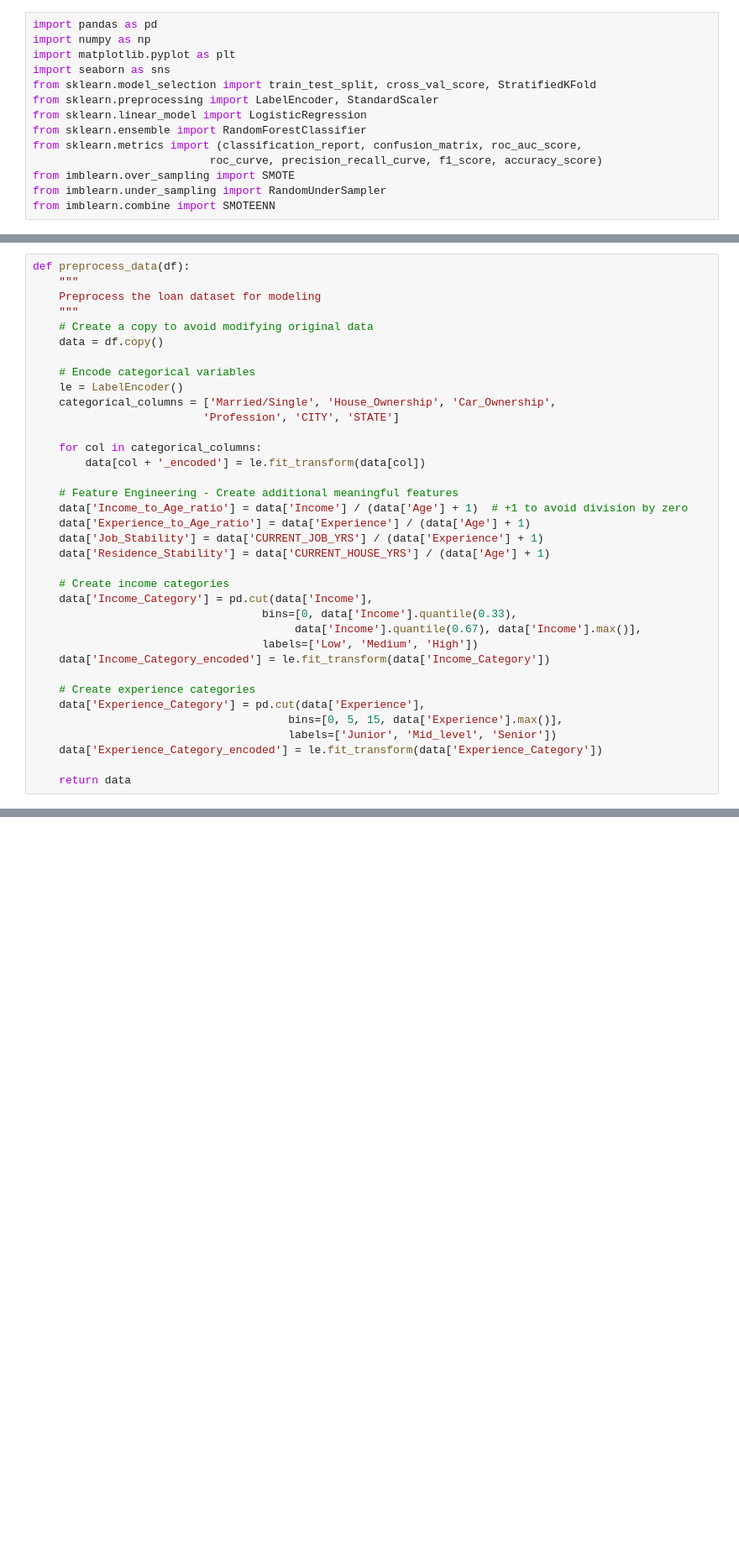
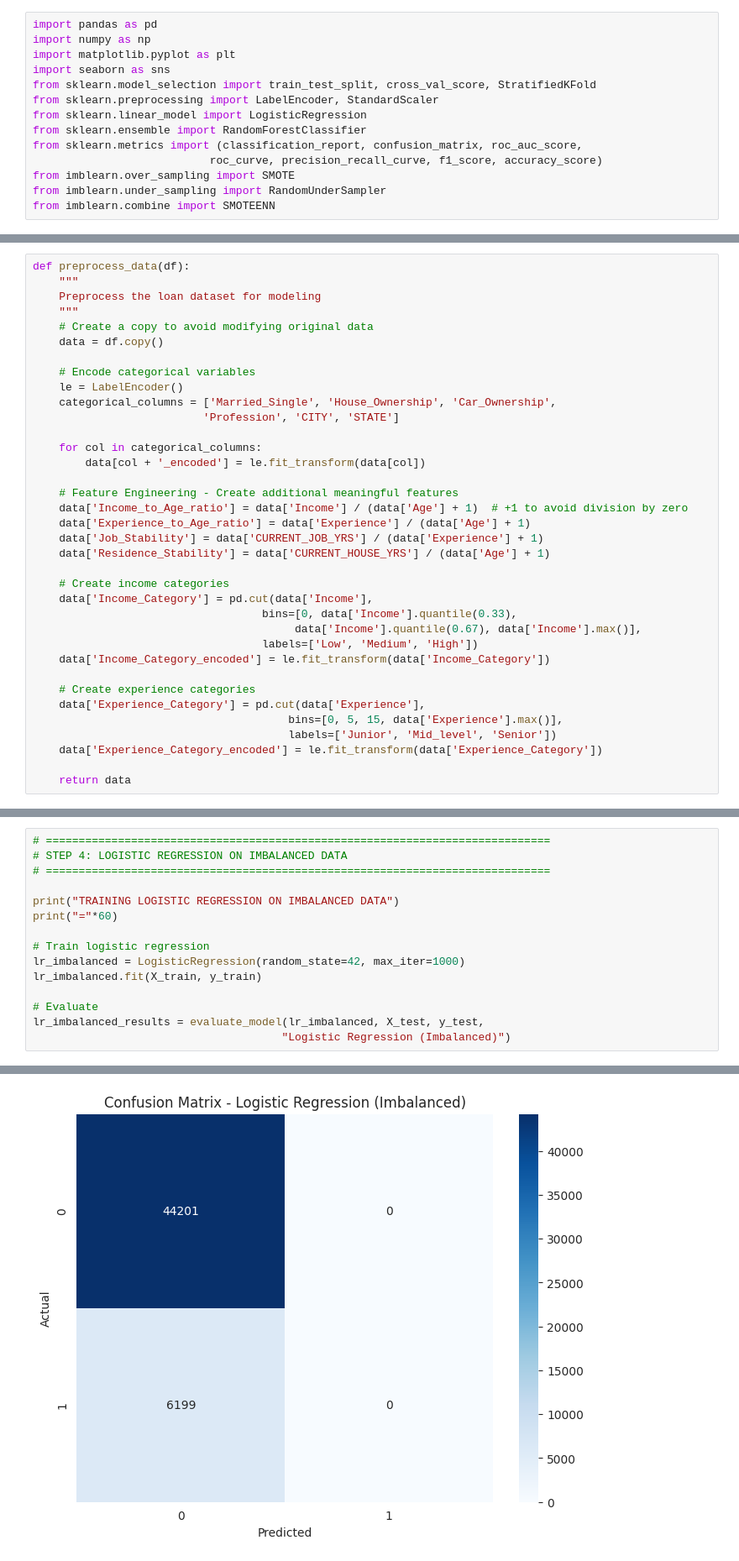
Before and after one commit to sina-salmanpour/Loan_Defaults_prediction, a Jupyter notebook: Loan_Defaults.ipynb, the cells around one changed output, grey strips where cells are left out. Shown at 84% size. Drawn from its saved outputs; the diff is of its cells as text; blank space fills up the shorter version.

```diff
--- a/Loan_Defaults.ipynb
+++ b/Loan_Defaults.ipynb
@@ -776,7 +749,7 @@ def preprocess_data(df):
 
     # Encode categorical variables
     le = LabelEncoder()
-    categorical_columns = ['Married/Single', 'House_Ownership', 'Car_Ownership',
+    categorical_columns = ['Married_Single', 'House_Ownership', 'Car_Ownership',
                           'Profession', 'CITY', 'STATE']
 
     for col in categorical_columns:
@@ -804,0 +977,16 @@ def preprocess_data(df):
+# %%
+# =============================================================================
+# STEP 4: LOGISTIC REGRESSION ON IMBALANCED DATA
+# =============================================================================
+
+print("TRAINING LOGISTIC REGRESSION ON IMBALANCED DATA")
+print("="*60)
+
+# Train logistic regression
+lr_imbalanced = LogisticRegression(random_state=42, max_iter=1000)
+lr_imbalanced.fit(X_train, y_train)
+
+# Evaluate
+lr_imbalanced_results = evaluate_model(lr_imbalanced, X_test, y_test,
+                                      "Logistic Regression (Imbalanced)")
+# %% [output]
@@ -804,0 +1013 @@ def preprocess_data(df):
+[figure, added]
```
Also changed, not shown: parts of 16 cells of this notebook.
